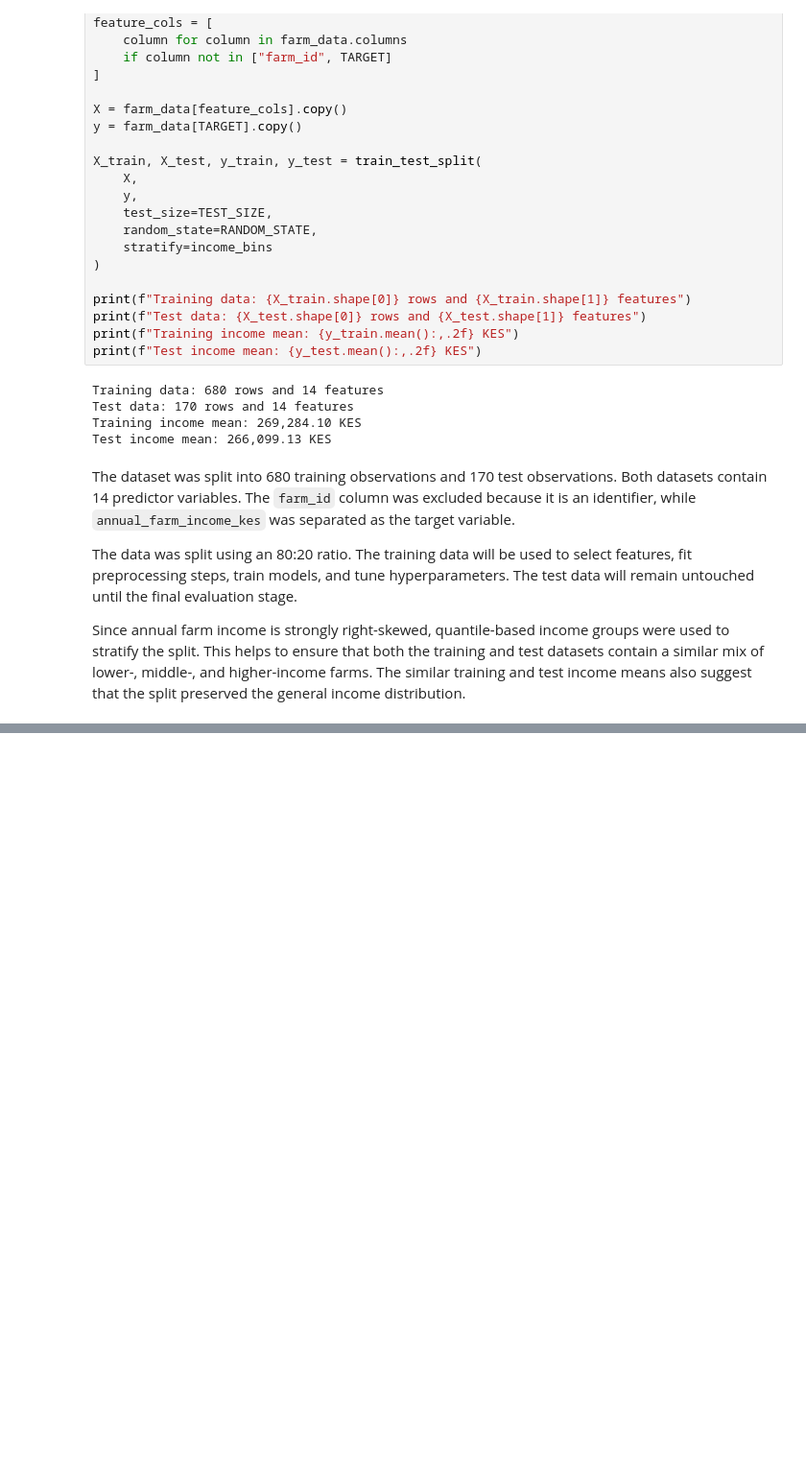
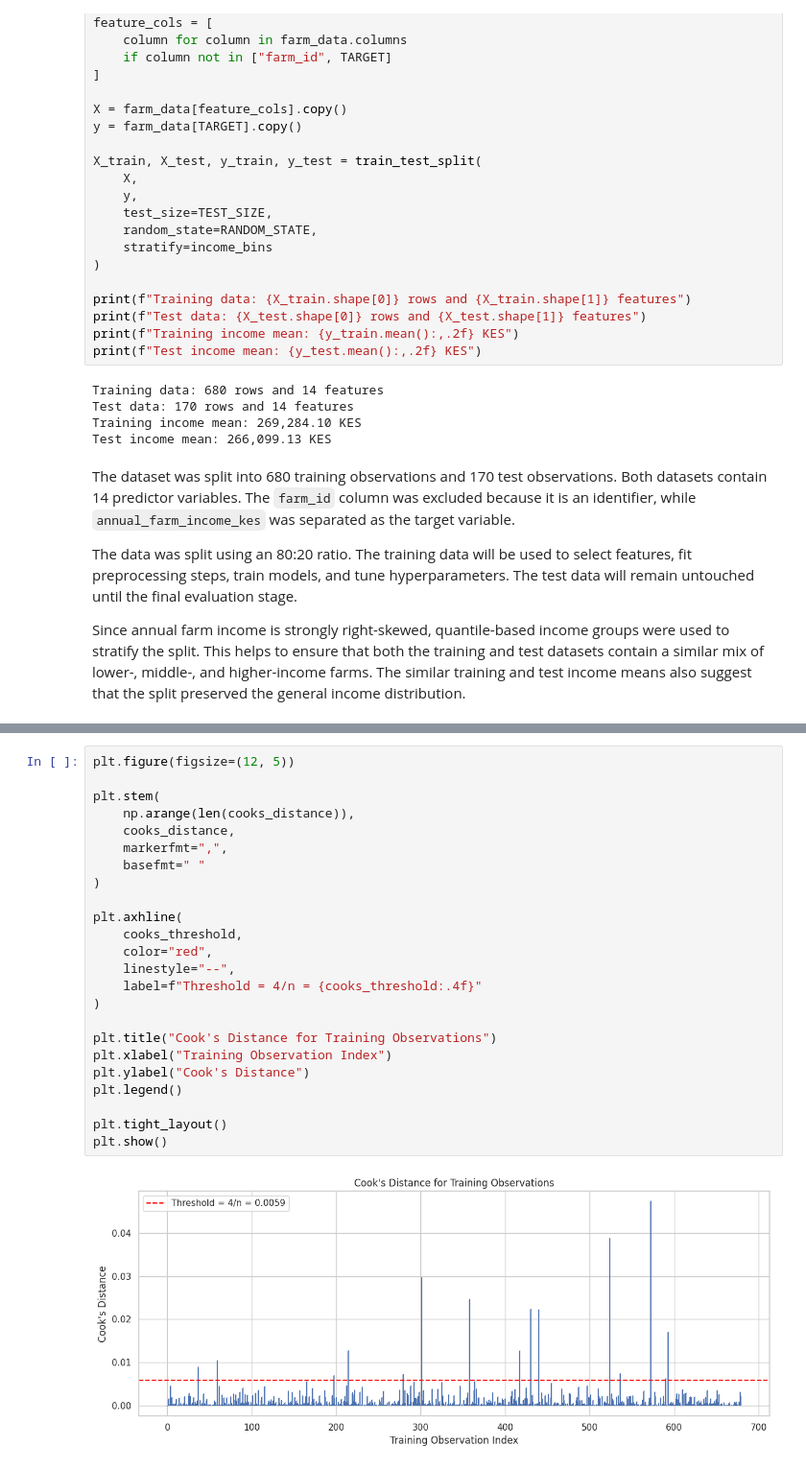
Before and after one commit to WayneNganju/D-10-Lab-on-Regression, a Jupyter notebook: D10_farm_income_regression_~_Lab_Assignment.ipynb, the cells around one changed output, grey strips where cells are left out. Shown at 96% size. Drawn from its saved outputs; the diff is of its cells as text; blank space fills up the shorter version.

```diff
--- a/D10_farm_income_regression_~_Lab_Assignment.ipynb
+++ b/D10_farm_income_regression_~_Lab_Assignment.ipynb
@@ -515,0 +1315,26 @@ Since annual farm income is strongly right-skewed, quantile-based income groups
+# %%
+plt.figure(figsize=(12, 5))
+
+plt.stem(
+    np.arange(len(cooks_distance)),
+    cooks_distance,
+    markerfmt=",",
+    basefmt=" "
+)
+
+plt.axhline(
+    cooks_threshold,
+    color="red",
+    linestyle="--",
+    label=f"Threshold = 4/n = {cooks_threshold:.4f}"
+)
+
+plt.title("Cook's Distance for Training Observations")
+plt.xlabel("Training Observation Index")
+plt.ylabel("Cook's Distance")
+plt.legend()
+
+plt.tight_layout()
+plt.show()
+# %% [output]
+[figure, added]
```
Also changed, not shown: parts of 59 cells of this notebook.
